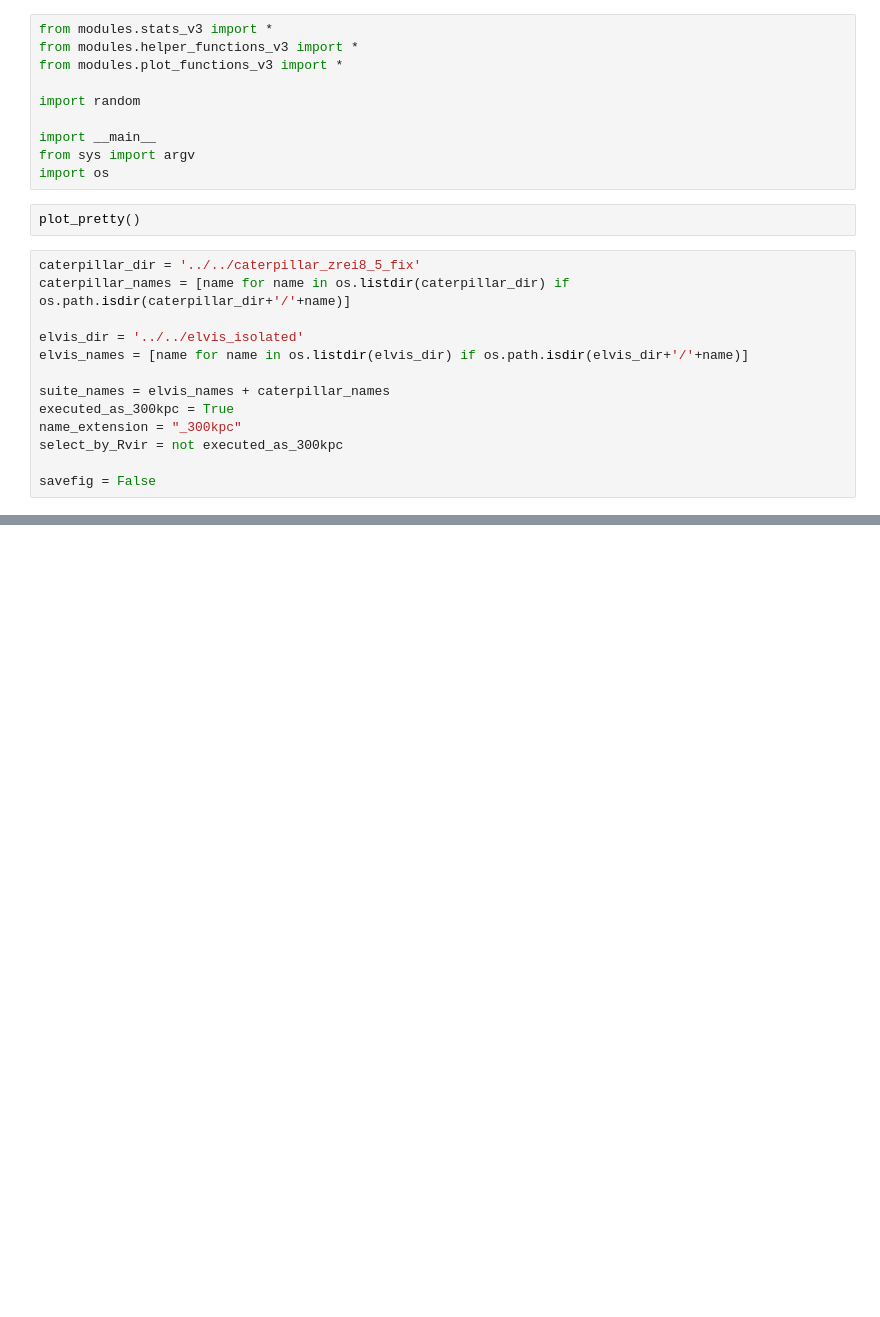
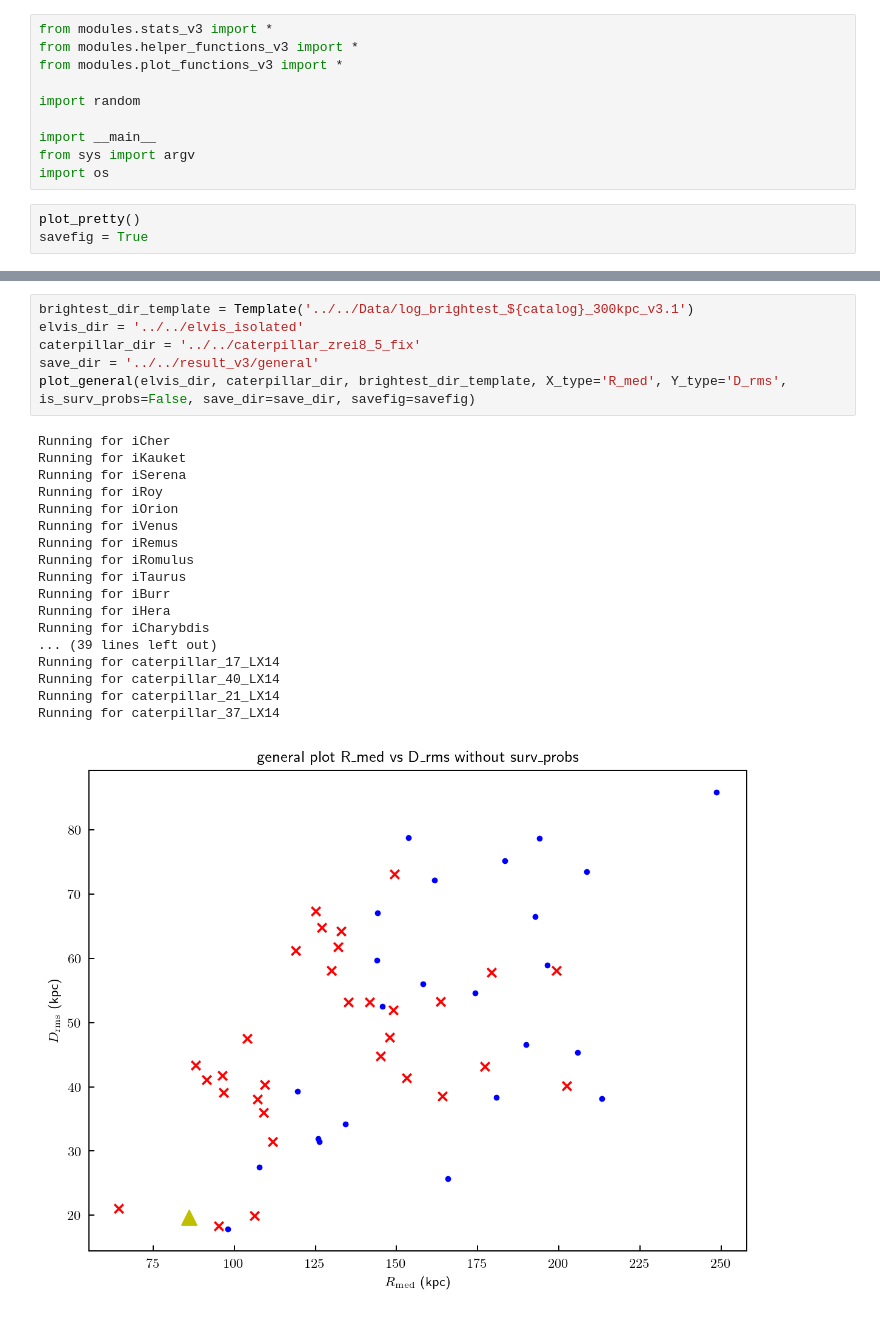
Before and after one commit to khanhnp910/SatelliteAnisotropy, a Jupyter notebook: src/test_notebook_general_v3.ipynb, the cells around one changed output, grey strips where cells are left out. Drawn from its saved outputs; the diff is of its cells as text; blank space fills up the shorter version.

Commit message:
refactor test_notebook_general_v3.ipynb

```diff
--- a/src/test_notebook_general_v3.ipynb
+++ b/src/test_notebook_general_v3.ipynb
@@ -10,16 +10,4 @@ from sys import argv
 import os
 # %%
 plot_pretty()
+savefig = True
-# %%
-caterpillar_dir = '../../caterpillar_zrei8_5_fix'
-caterpillar_names = [name for name in os.listdir(caterpillar_dir) if os.path.isdir(caterpillar_dir+'/'+name)]
-
-elvis_dir = '../../elvis_isolated'
-elvis_names = [name for name in os.listdir(elvis_dir) if os.path.isdir(elvis_dir+'/'+name)]
-
-suite_names = elvis_names + caterpillar_names
-executed_as_300kpc = True
-name_extension = "_300kpc"
-select_by_Rvir = not executed_as_300kpc
-
-savefig = False
@@ -193,0 +14,25 @@ Running for caterpillar_37_LX14
+# %%
+brightest_dir_template = Template('../../Data/log_brightest_${catalog}_300kpc_v3.1')
+elvis_dir = '../../elvis_isolated'
+caterpillar_dir = '../../caterpillar_zrei8_5_fix'
+save_dir = '../../result_v3/general'
+plot_general(elvis_dir, caterpillar_dir, brightest_dir_template, X_type='R_med', Y_type='D_rms', is_surv_probs=False, save_dir=save_dir, savefig=savefig)
+# %% [output]
+Running for iCher
+Running for iKauket
+Running for iSerena
+Running for iRoy
+Running for iOrion
+Running for iVenus
+Running for iRemus
+Running for iRomulus
+Running for iTaurus
+Running for iBurr
+Running for iHera
+Running for iCharybdis
+... (39 lines left out)
+Running for caterpillar_17_LX14
+Running for caterpillar_40_LX14
+Running for caterpillar_21_LX14
+Running for caterpillar_37_LX14
+[figure, added]
```
Also changed, not shown: parts of 2 cells of this notebook, 2 other files.
